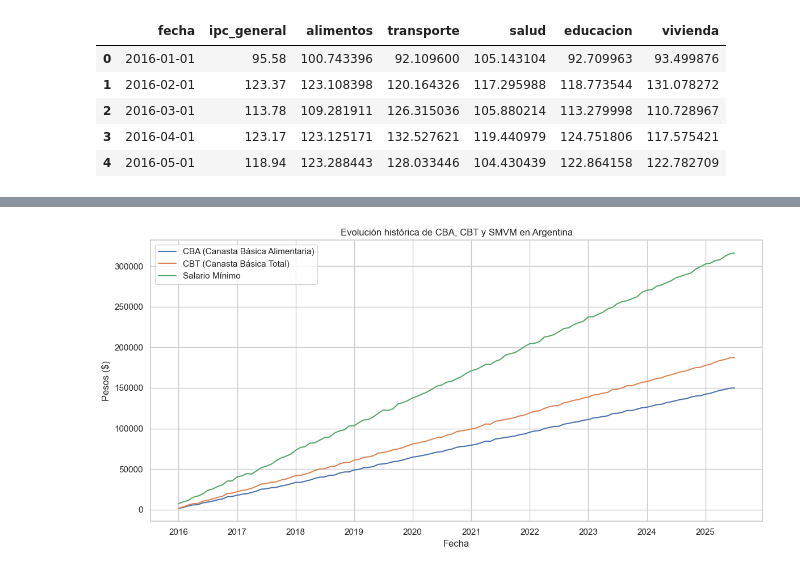
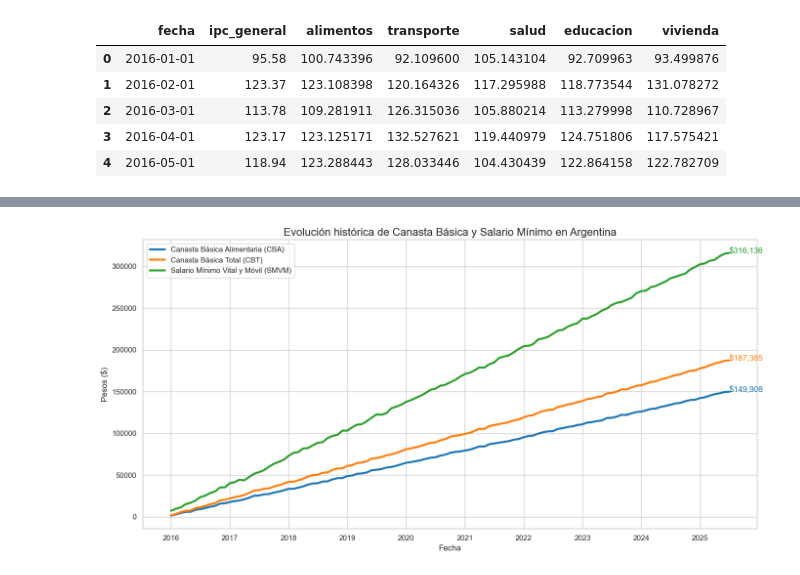
Before and after one commit to FedeCtr/inflacion-canasta-arg, a Jupyter notebook: notebooks/analisis_inflacion_canasta.ipynb, the cells around one changed output, grey strips where cells are left out. Drawn from its saved outputs; the diff is of its cells as text; code cells hidden in the pictures.

```diff
--- a/notebooks/analisis_inflacion_canasta.ipynb
+++ b/notebooks/analisis_inflacion_canasta.ipynb
@@ -0,0 +3,8 @@
+# %%
+import pandas as pd
+import matplotlib.pyplot as plt
+import seaborn as sns
+
+# Configuración general para gráficos
+sns.set(style="whitegrid")
+plt.rcParams["figure.figsize"] = (14, 7)
@@ -1,18 +13,10 @@
 # %%
-import pandas as pd
-import matplotlib.pyplot as plt
-import seaborn as sns
-
-# Estilo
-sns.set(style="whitegrid")
-plt.rcParams["figure.figsize"] = (12, 6)
-
-# Cargar datasets
+# Cargar datos (asumiendo que están en la carpeta data/)
 df_canasta = pd.read_csv('../data/canasta_basica.csv', parse_dates=['fecha'])
 df_salario = pd.read_csv('../data/salario_minimo.csv', parse_dates=['fecha'])
 df_ipc = pd.read_csv('../data/indices_inflacion.csv', parse_dates=['fecha'])
 
-# Verificar primeras filas
+# Mostrar primeras filas para verificar
 display(df_canasta.head())
 display(df_salario.head())
 display(df_ipc.head())
@@ -55,12 +70,19 @@ Columnas: ['fecha', 'cba', 'cbt', 'smvm', 'ipc_general', 'alimentos', 'transport
 # %%
-plt.plot(df['fecha'], df['cba'], label='CBA (Canasta Básica Alimentaria)')
-plt.plot(df['fecha'], df['cbt'], label='CBT (Canasta Básica Total)')
-plt.plot(df['fecha'], df['smvm'], label='Salario Mínimo')
-plt.title('Evolución histórica de CBA, CBT y SMVM en Argentina')
+plt.figure()
+plt.plot(df['fecha'], df['cba'], label='Canasta Básica Alimentaria (CBA)', color='#1f77b4', linewidth=3)
+plt.plot(df['fecha'], df['cbt'], label='Canasta Básica Total (CBT)', color='#ff7f0e', linewidth=3)
+plt.plot(df['fecha'], df['smvm'], label='Salario Mínimo Vital y Móvil (SMVM)', color='#2ca02c', linewidth=3)
+
+# Anotaciones finales
+plt.text(df['fecha'].iloc[-1], df['cba'].iloc[-1], f"${int(df['cba'].iloc[-1]):,}", color='#1f77b4', fontsize=12)
+plt.text(df['fecha'].iloc[-1], df['cbt'].iloc[-1], f"${int(df['cbt'].iloc[-1]):,}", color='#ff7f0e', fontsize=12)
+plt.text(df['fecha'].iloc[-1], df['smvm'].iloc[-1], f"${int(df['smvm'].iloc[-1]):,}", color='#2ca02c', fontsize=12)
+
+plt.title('Evolución histórica de Canasta Básica y Salario Mínimo en Argentina', fontsize=16)
 plt.xlabel('Fecha')
 plt.ylabel('Pesos ($)')
-plt.legend()
+plt.legend(loc='upper left')
 plt.tight_layout()
 plt.show()
 # %% [output]
-[figure, old version]
+[figure, new version]
```
Also changed, not shown: parts of 11 cells of this notebook.
